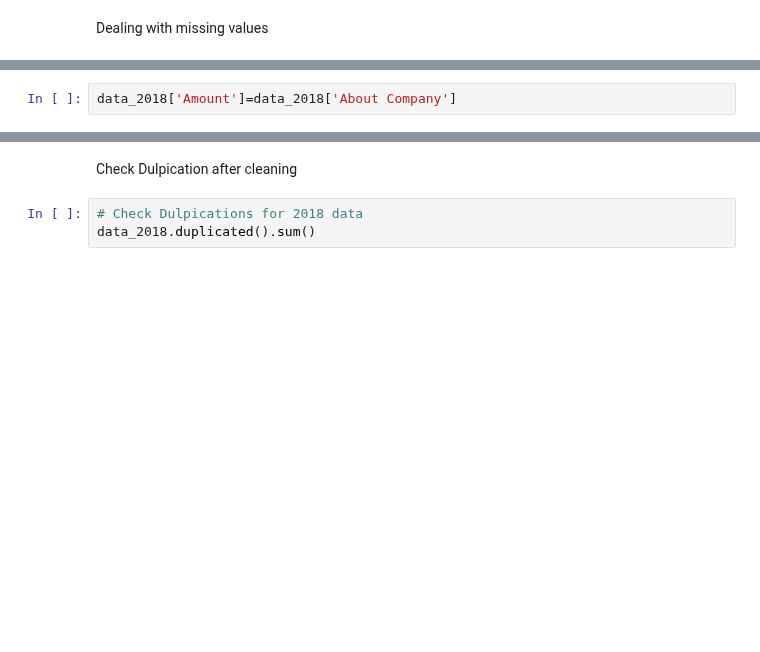
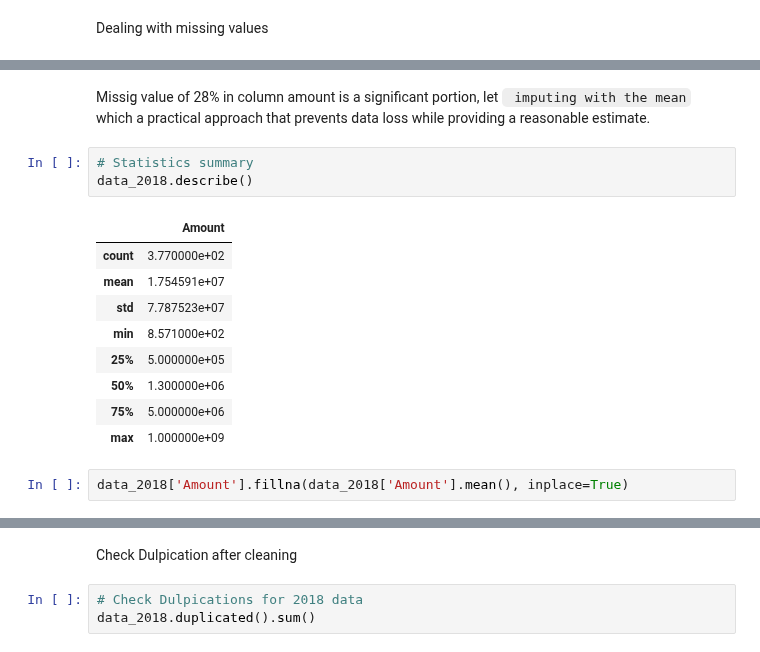
Before and after one commit to DelphinKdl/-Data-analysis-project-Data-Driven-Insights-for-Indian-Startup-Growth, a Jupyter notebook: India StartUp analysis 2018 -2021.ipynb, the cells around one changed output, grey strips where cells are left out. Cells and saved outputs as stored; diff of their text form; blank space fills up the shorter version.

```diff
--- a/India StartUp analysis 2018 -2021.ipynb
+++ b/India StartUp analysis 2018 -2021.ipynb
@@ -421,2 +429,17 @@ AS our data type of Amount column is an Object we need to convert it to numeric
+# %% [markdown]
+Missig value of 28% in column amount is a significant portion, let ` imputing with the mean` which a practical approach that prevents data loss while providing a reasonable estimate.
+# %%
+# Statistics summary
+data_2018.describe()
+# %% [output]
+|  | Amount |
+| count | 3.770000e+02 |
+| mean | 1.754591e+07 |
+| std | 7.787523e+07 |
+| min | 8.571000e+02 |
+| 25% | 5.000000e+05 |
+| 50% | 1.300000e+06 |
+| 75% | 5.000000e+06 |
+| max | 1.000000e+09 |
 # %%
-data_2018['Amount']=data_2018['About Company']
+data_2018['Amount'].fillna(data_2018['Amount'].mean(), inplace=True)
```
Also changed, not shown: parts of 16 cells of this notebook.
